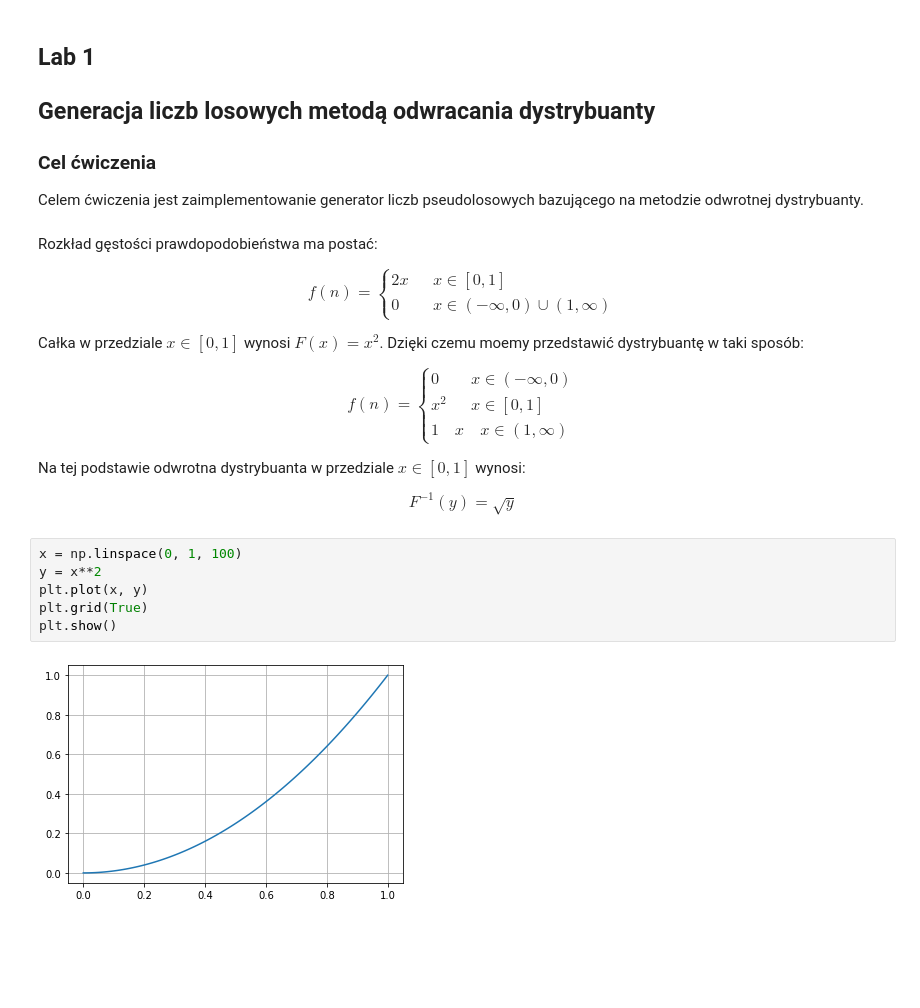
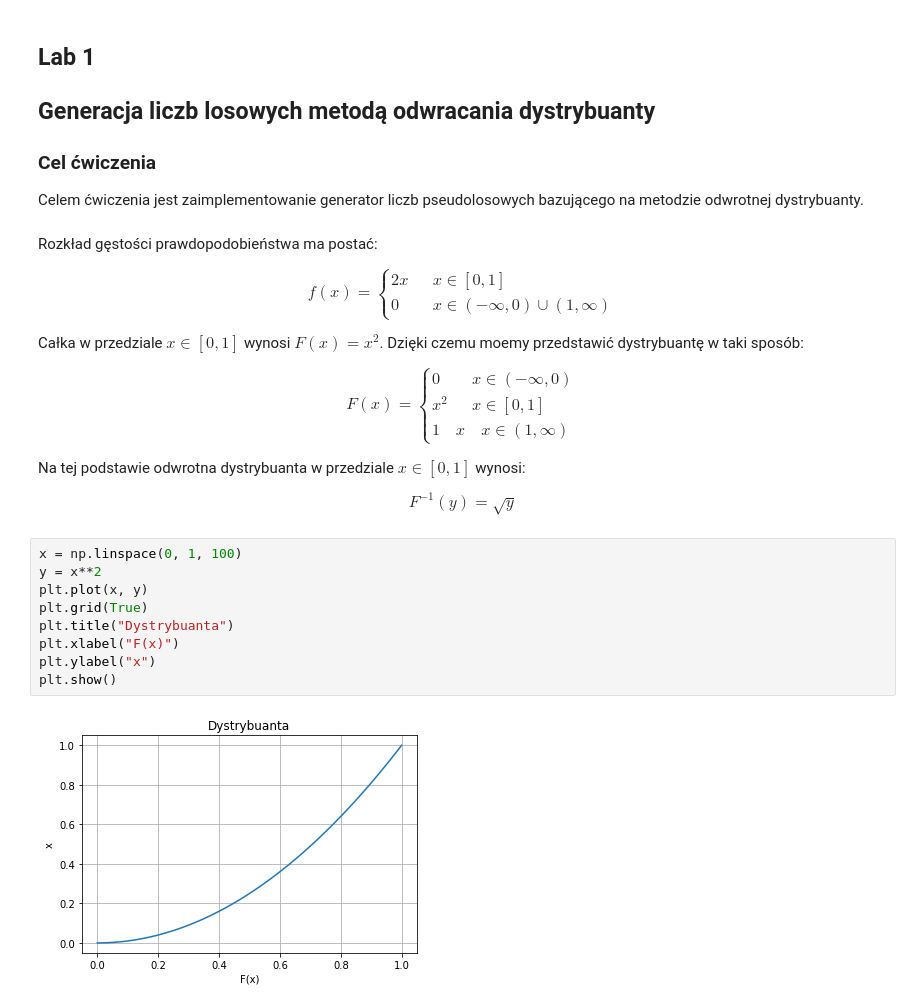
Before and after one commit to John15321/iims, a Jupyter notebook: lab0.ipynb, the cells around one changed output. Saved outputs shown, nothing was run; the diff lists cells and outputs as text; blank space fills up the shorter version.

```diff
--- a/lab0.ipynb
+++ b/lab0.ipynb
@@ -206,7 +206,7 @@ odwrotnej dystrybuanty.
 Rozkład gęstości prawdopodobieństwa ma postać:
 
 $$
-f(n) =
+f(x) =
   \begin{cases}
     2x       & \quad x\in [0,1]\\
     0  & \quad x \in (-\infty,0)\cup(1,\infty)
@@ -217,7 +217,7 @@ Całka w przedziale $x\in [0,1]$ wynosi $F(x)=x^{2}$.
 Dzięki czemu moemy przedstawić dystrybuantę w taki sposób:
 
 $$
-f(n) =
+F(x) =
   \begin{cases}
     0       & \quad x \in (-\infty,0)\\
     x^{2}  & \quad x\in [0,1]\\
@@ -233,9 +233,12 @@ $$
 # %%
 x = np.linspace(0, 1, 100)
 y = x**2
 plt.plot(x, y)
 plt.grid(True)
+plt.title("Dystrybuanta")
+plt.xlabel("F(x)")
+plt.ylabel("x")
 plt.show()
 # %% [output]
-[figure, old version]
+[figure, new version]
 # %%
```
Also changed, not shown: parts of 4 cells of this notebook.
